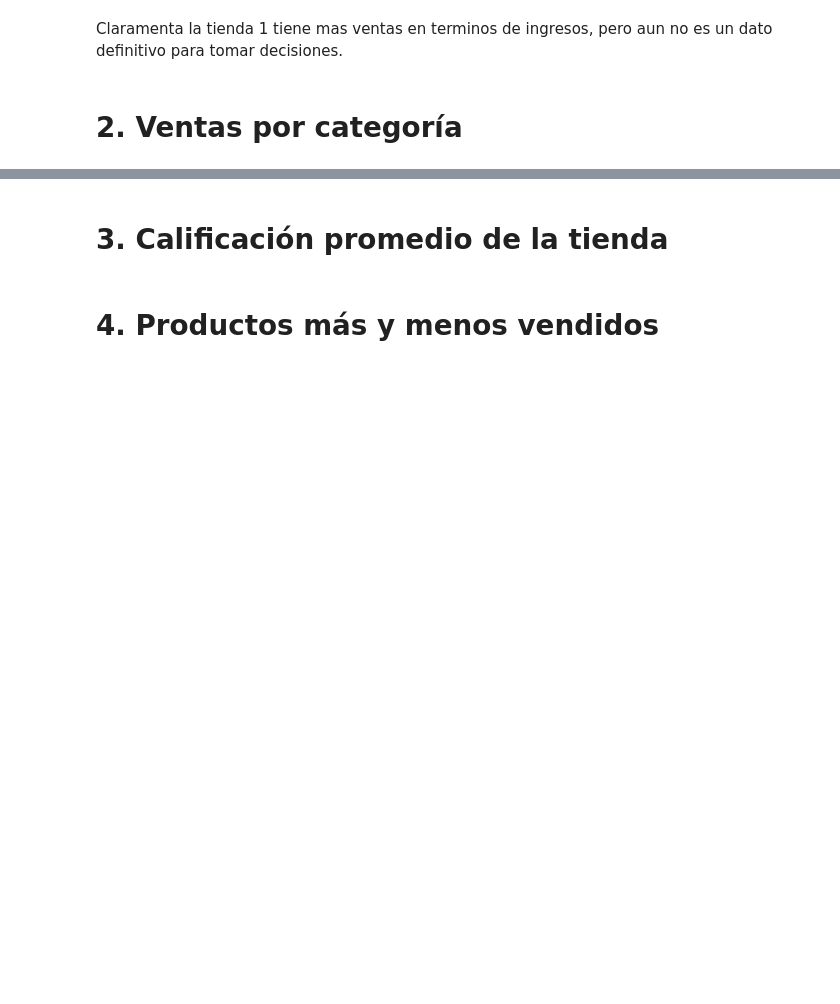
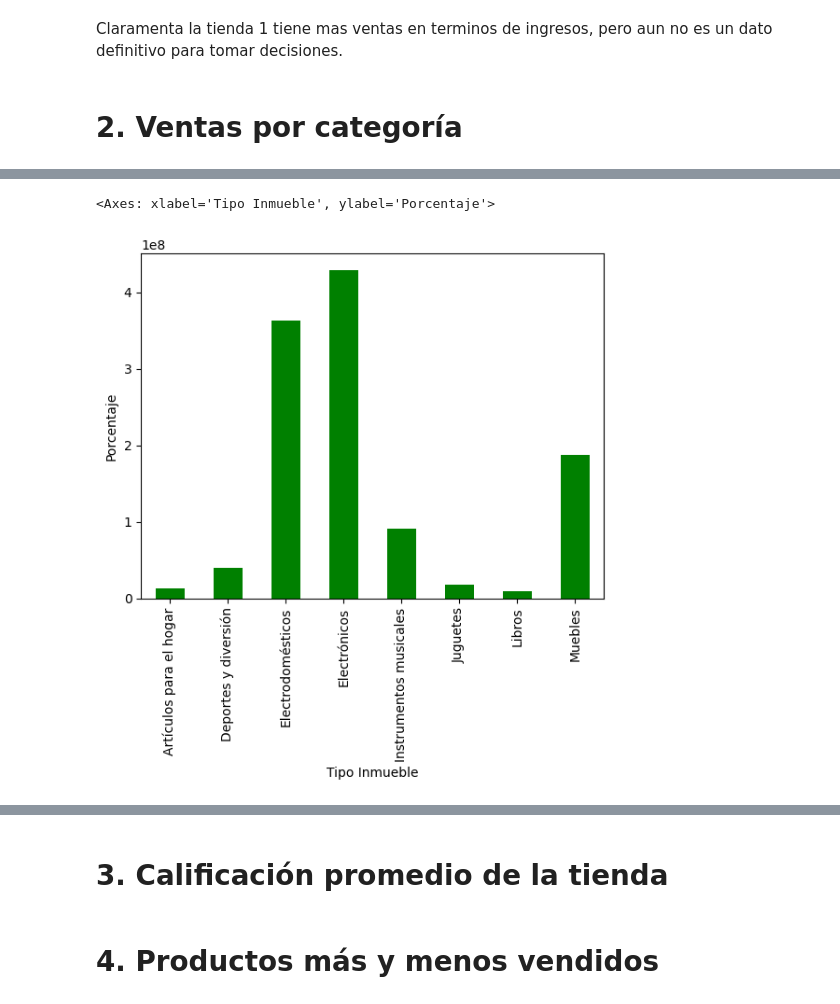
Before and after one commit to chinomedel/challenge1-data-science-latam, a Jupyter notebook: AluraStoreLatam.ipynb, the cells around one changed output, grey strips where cells are left out. Cells and saved outputs as stored; diff of their text form; code cells hidden in the pictures; blank space fills up the shorter version.

```diff
--- a/AluraStoreLatam.ipynb
+++ b/AluraStoreLatam.ipynb
@@ -328,3 +328,6 @@ plt.show()
 Claramenta la tienda 1 tiene mas ventas en terminos de ingresos, pero aun no es un dato definitivo para tomar decisiones.
 # %% [markdown]
 # 2. Ventas por categoría
+# %%
+ventas_por_categoria = tienda.groupby('Categoría del Producto')['Precio'].sum(numeric_only=True)
+ventas_por_categoria
@@ -330,0 +346,5 @@ Claramenta la tienda 1 tiene mas ventas en terminos de ingresos, pero aun no es
+# %%
+ventas_por_categoria.plot(kind="bar", color='green', xlabel="Tipo Inmueble", ylabel="Porcentaje")
+# %% [output]
+<Axes: xlabel='Tipo Inmueble', ylabel='Porcentaje'>
+[figure, added]
```
Also changed, not shown: parts of 2 cells of this notebook.
